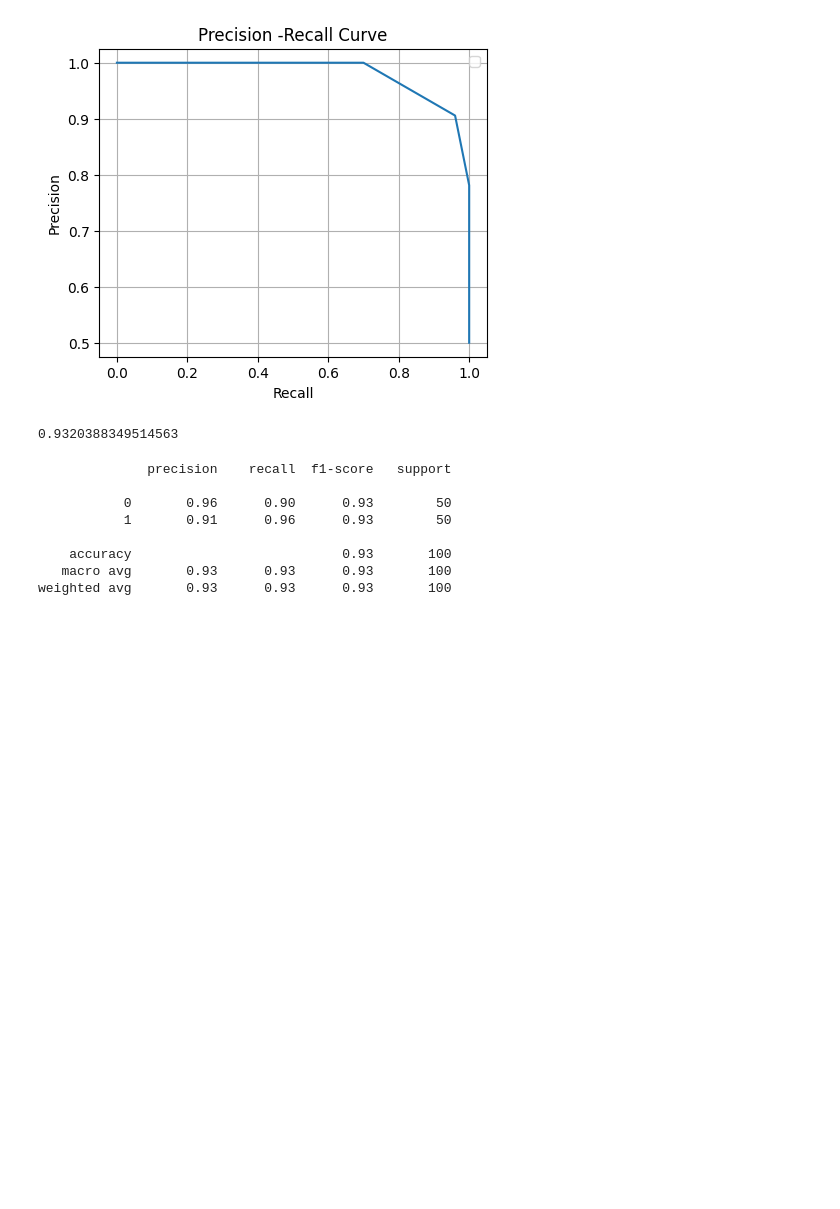
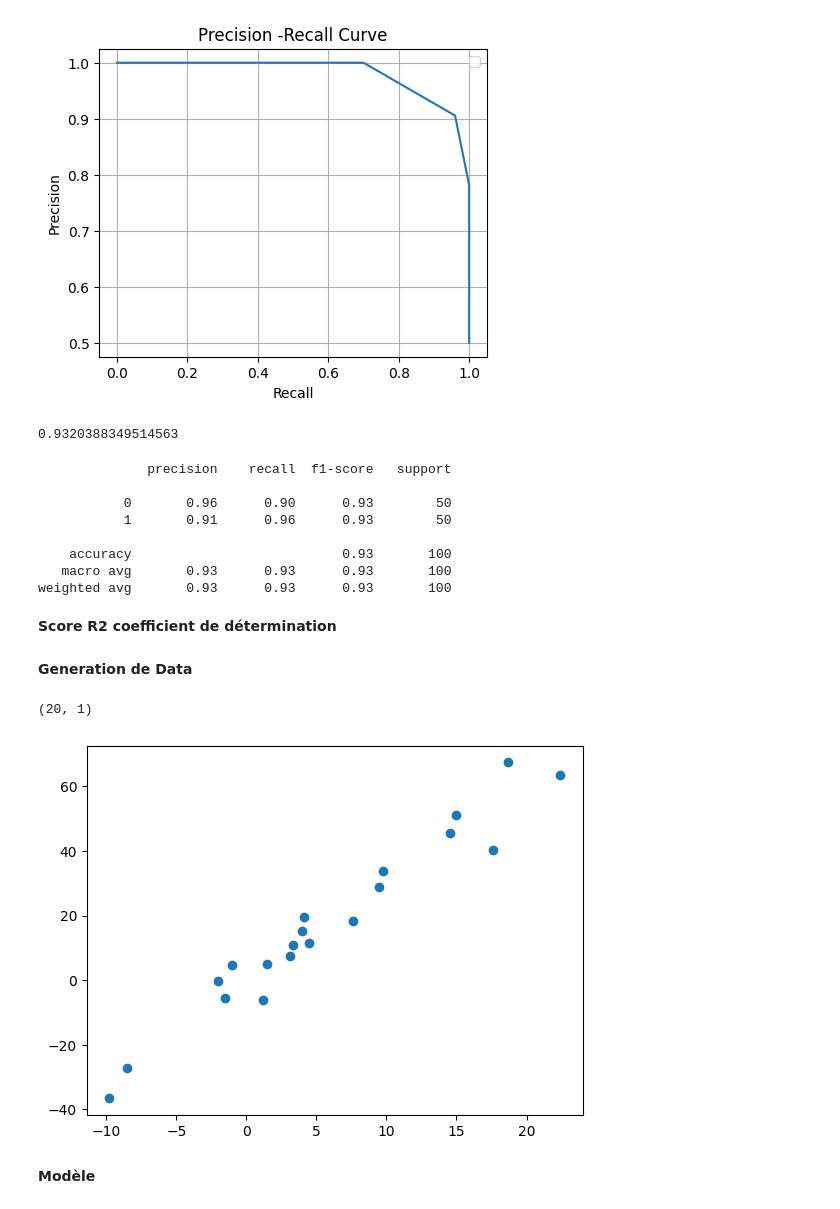
Before and after one commit to MERITOKAMIL/ML_PRO, a Jupyter notebook: ML_Pro_evaluation.ipynb, the cells around one changed output. Saved outputs shown, nothing was run; the diff lists cells and outputs as text; code cells hidden in the pictures; blank space fills up the shorter version.

Commit message:
R2 SCORE

```diff
--- a/ML_Pro_evaluation.ipynb
+++ b/ML_Pro_evaluation.ipynb
@@ -183,3 +183,5 @@ print(classification_report(y,y_pred))
     accuracy                           0.93       100
    macro avg       0.93      0.93      0.93       100
 weighted avg       0.93      0.93      0.93       100
+# %% [markdown]
+**Score R2 coefficient de détermination**
@@ -185,0 +194,18 @@ weighted avg       0.93      0.93      0.93       100
+# %% [markdown]
+**Generation de Data**
+# %%
+np.random.seed(0)
+x=np.random.randn(20,1)*10
+y=(3*x+np.random.randn(20,1)*5).reshape(-1,1)
+# %%
+y.shape
+# %% [output]
+(20, 1)
+# %%
+
+plt.scatter(x,y)
+plt.show()
+# %% [output]
+[figure, added]
+# %% [markdown]
+**Modèle**
```
Also changed, not shown: parts of 16 cells of this notebook.
